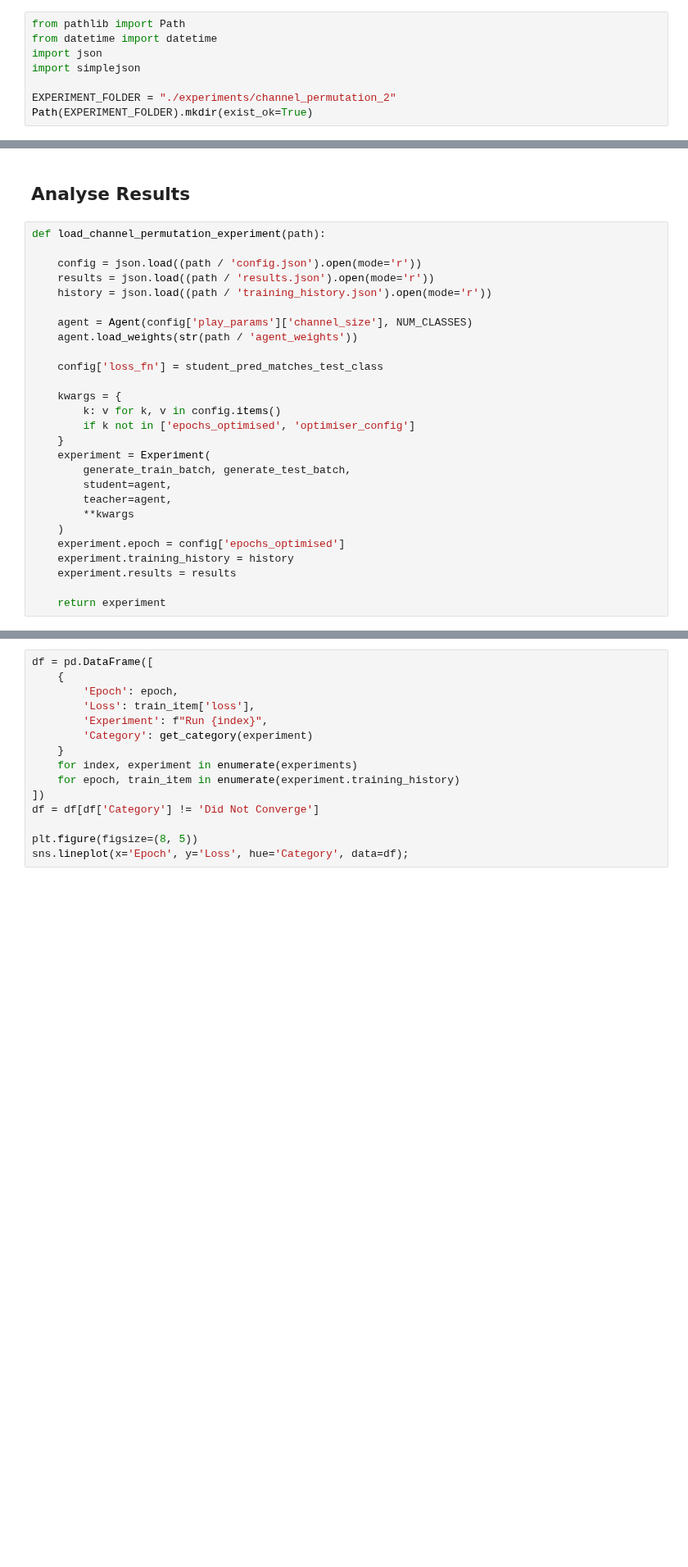
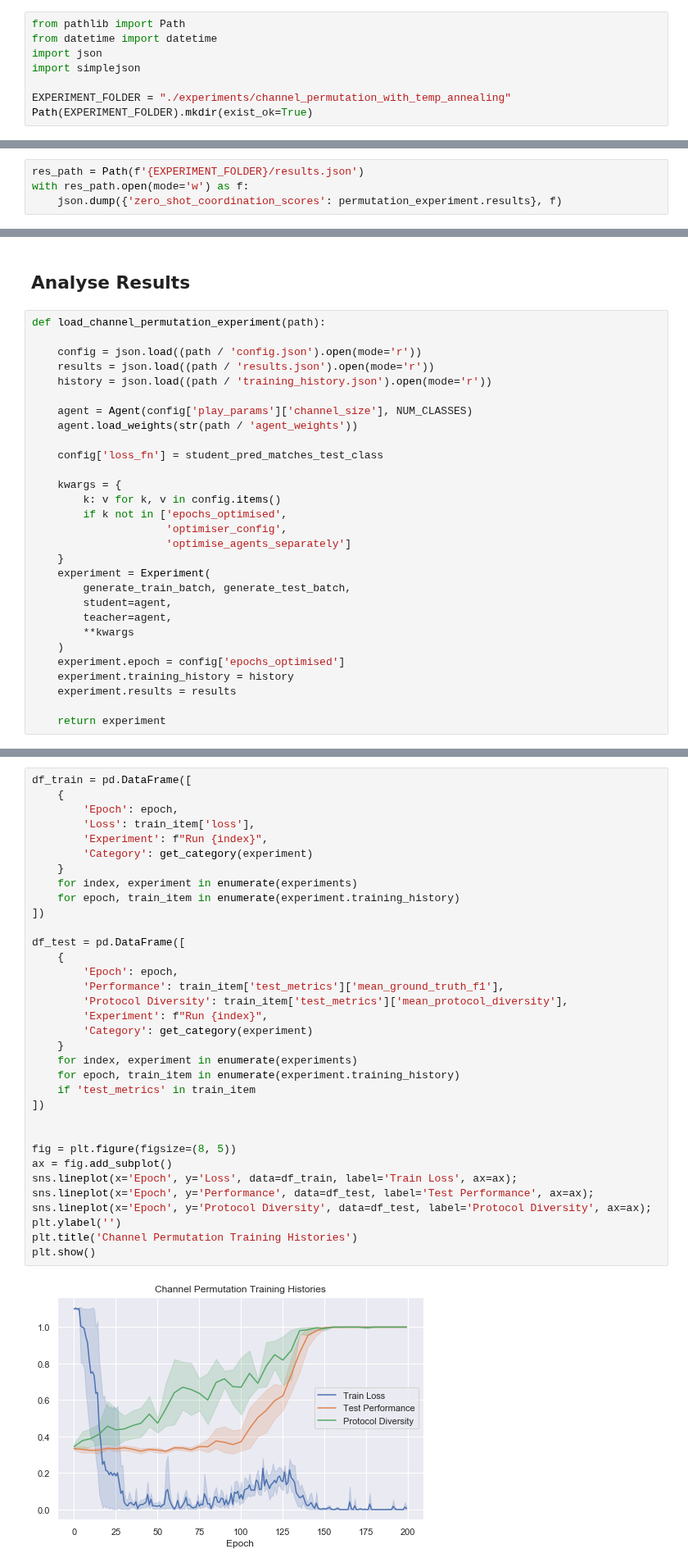
Before and after one commit to DylanCope/zero-shot-comm, a Jupyter notebook: channel-permutation-experiment.ipynb, the cells around one changed output, grey strips where cells are left out. Shown at 82% size. Saved outputs shown, nothing was run; the diff lists cells and outputs as text; blank space fills up the shorter version.

Commit message:
Sucessfully ran channel permutation with channel temperature annealing and got good zsc results

```diff
--- a/channel-permutation-experiment.ipynb
+++ b/channel-permutation-experiment.ipynb
@@ -4,7 +4,7 @@ from datetime import datetime
 import json
 import simplejson
 
-EXPERIMENT_FOLDER = "./experiments/channel_permutation_2"
+EXPERIMENT_FOLDER = "./experiments/channel_permutation_with_temp_annealing"
 Path(EXPERIMENT_FOLDER).mkdir(exist_ok=True)
 # %%
 import os
@@ -243,2 +165,6 @@ for item in permutation_experiment.experiments:
+# %%
+res_path = Path(f'{EXPERIMENT_FOLDER}/results.json')
+with res_path.open(mode='w') as f:
+    json.dump({'zero_shot_coordination_scores': permutation_experiment.results}, f)
 # %%
 permutation_experiment.experiments
@@ -258,7 +202,9 @@ def load_channel_permutation_experiment(path):
 
     kwargs = {
         k: v for k, v in config.items()
-        if k not in ['epochs_optimised', 'optimiser_config']
+        if k not in ['epochs_optimised',
+                     'optimiser_config',
+                     'optimise_agents_separately']
     }
     experiment = Experiment(
         generate_train_batch, generate_test_batch,
@@ -292,17 +245,38 @@ def get_category(experiment):
         return 'Coverged to Local Optima'
     return 'Did Not Converge'
 # %%
-df = pd.DataFrame([
+df_train = pd.DataFrame([
     {
         'Epoch': epoch,
         'Loss': train_item['loss'],
         'Experiment': f"Run {index}",
         'Category': get_category(experiment)
     }
     for index, experiment in enumerate(experiments)
     for epoch, train_item in enumerate(experiment.training_history)
 ])
-df = df[df['Category'] != 'Did Not Converge']
 
-plt.figure(figsize=(8, 5))
-sns.lineplot(x='Epoch', y='Loss', hue='Category', data=df);
+df_test = pd.DataFrame([
+    {
+        'Epoch': epoch,
+        'Performance': train_item['test_metrics']['mean_ground_truth_f1'],
+        'Protocol Diversity': train_item['test_metrics']['mean_protocol_diversity'],
+        'Experiment': f"Run {index}",
+        'Category': get_category(experiment)
+    }
+    for index, experiment in enumerate(experiments)
+    for epoch, train_item in enumerate(experiment.training_history)
+    if 'test_metrics' in train_item
+])
+
+
+fig = plt.figure(figsize=(8, 5))
+ax = fig.add_subplot()
+sns.lineplot(x='Epoch', y='Loss', data=df_train, label='Train Loss', ax=ax);
+sns.lineplot(x='Epoch', y='Performance', data=df_test, label='Test Performance', ax=ax);
+sns.lineplot(x='Epoch', y='Protocol Diversity', data=df_test, label='Protocol Diversity', ax=ax);
+plt.ylabel('')
+plt.title('Channel Permutation Training Histories')
+plt.show()
+# %% [output]
+[figure, added]
```
Also changed, not shown: parts of 15 cells of this notebook, 38 other files.
